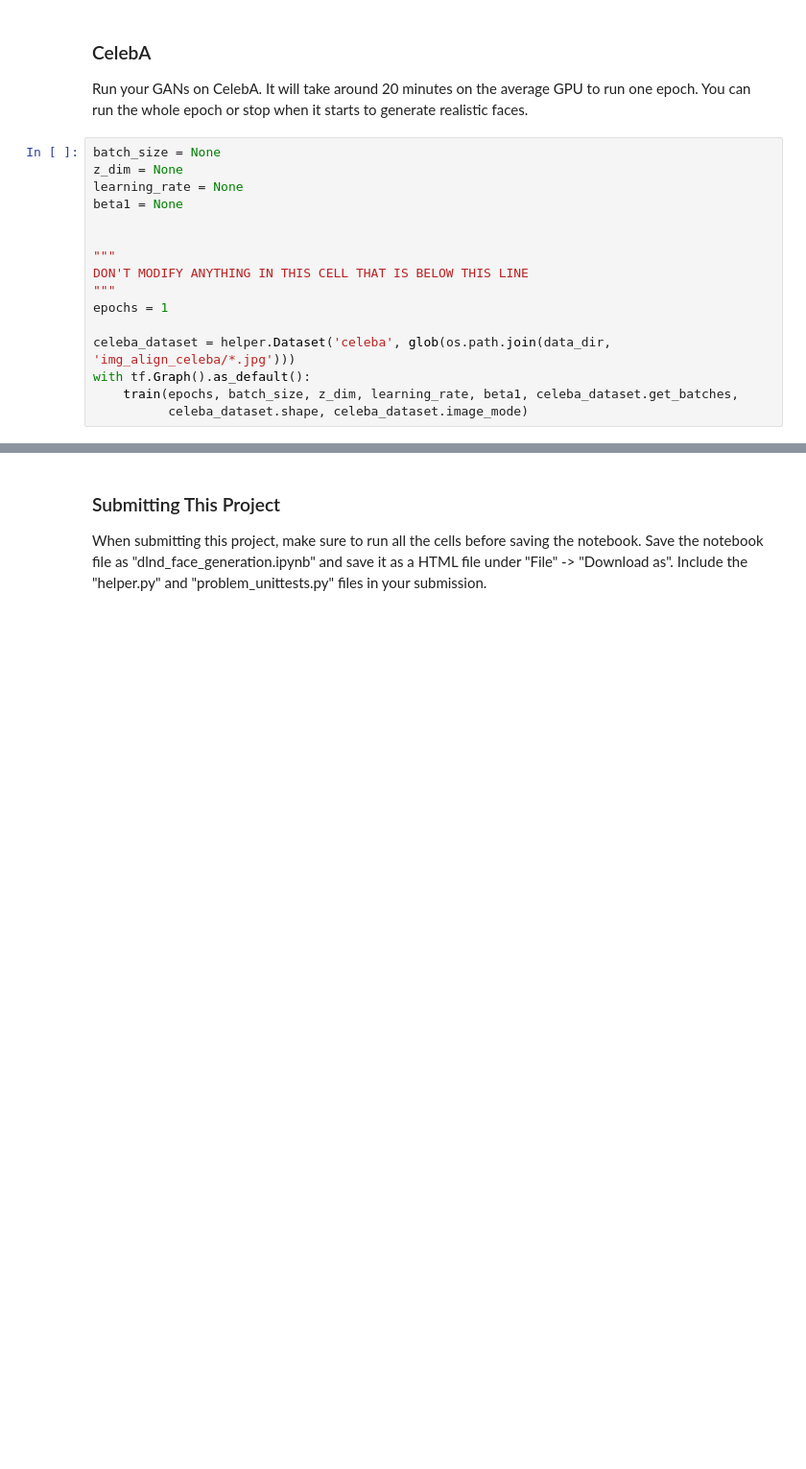
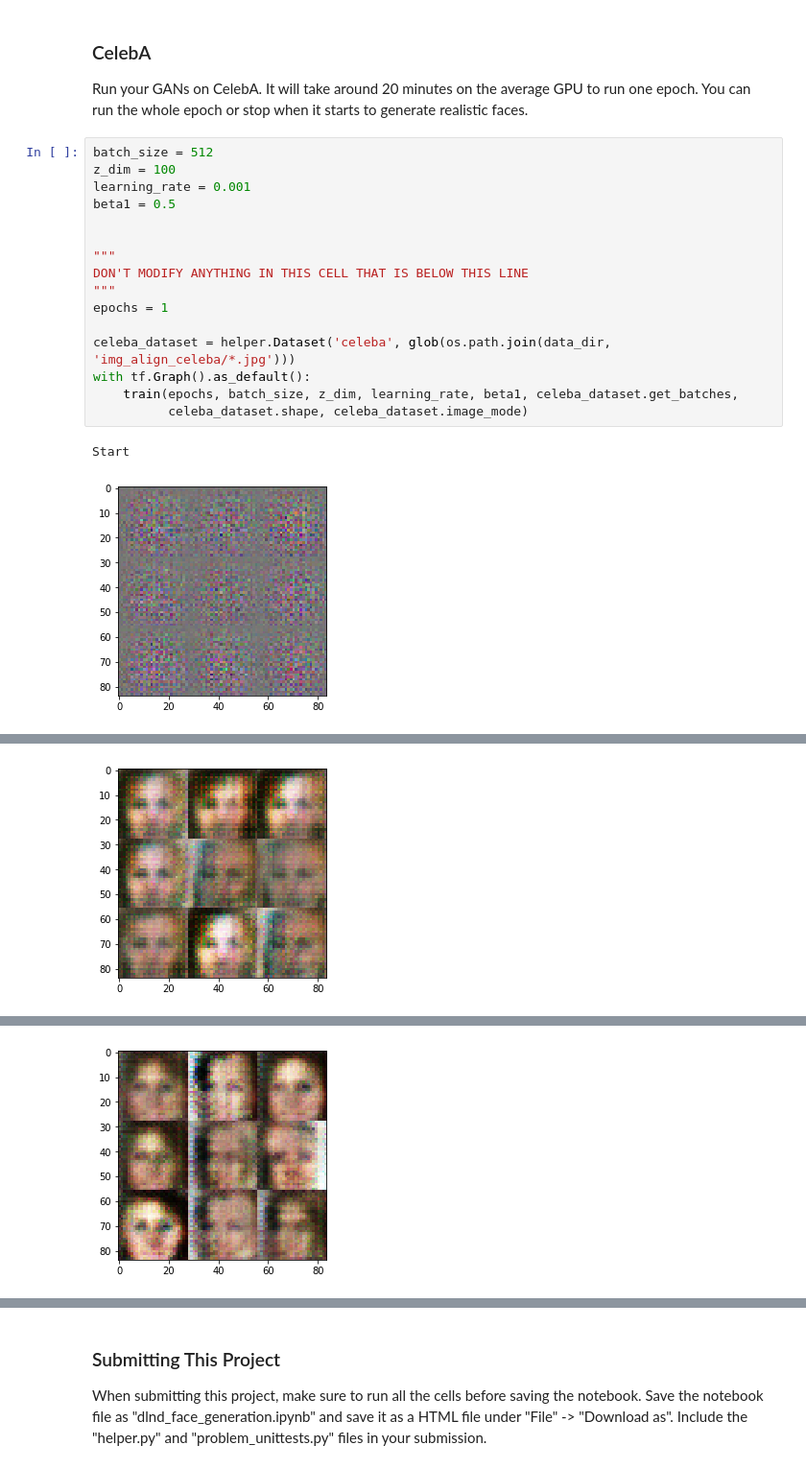
Before and after one commit to luiz-daniel/udacity-face-generation, a Jupyter notebook: dlnd_face_generation.ipynb, the cells around one changed output, grey strips where cells are left out. Shown: that part at 96% size. Cells and saved outputs as stored; diff of their text form; blank space fills up the shorter version.

```diff
--- a/dlnd_face_generation.ipynb
+++ b/dlnd_face_generation.ipynb
@@ -359,18 +406,21 @@ KeyboardInterrupt:
 ### CelebA
 Run your GANs on CelebA.  It will take around 20 minutes on the average GPU to run one epoch.  You can run the whole epoch or stop when it starts to generate realistic faces.
 # %%
-batch_size = None
-z_dim = None
-learning_rate = None
-beta1 = None
+batch_size = 512
+z_dim = 100
+learning_rate = 0.001
+beta1 = 0.5
 
 
 """
 DON'T MODIFY ANYTHING IN THIS CELL THAT IS BELOW THIS LINE
 """
 epochs = 1
 
 celeba_dataset = helper.Dataset('celeba', glob(os.path.join(data_dir, 'img_align_celeba/*.jpg')))
 with tf.Graph().as_default():
     train(epochs, batch_size, z_dim, learning_rate, beta1, celeba_dataset.get_batches,
           celeba_dataset.shape, celeba_dataset.image_mode)
+# %% [output]
+Start
+[figure, added]
@@ -376,0 +437 @@ with tf.Graph().as_default():
+[figure, added]
@@ -376,0 +448 @@ with tf.Graph().as_default():
+[figure, added]
```
Also changed, not shown: parts of 10 cells of this notebook.
